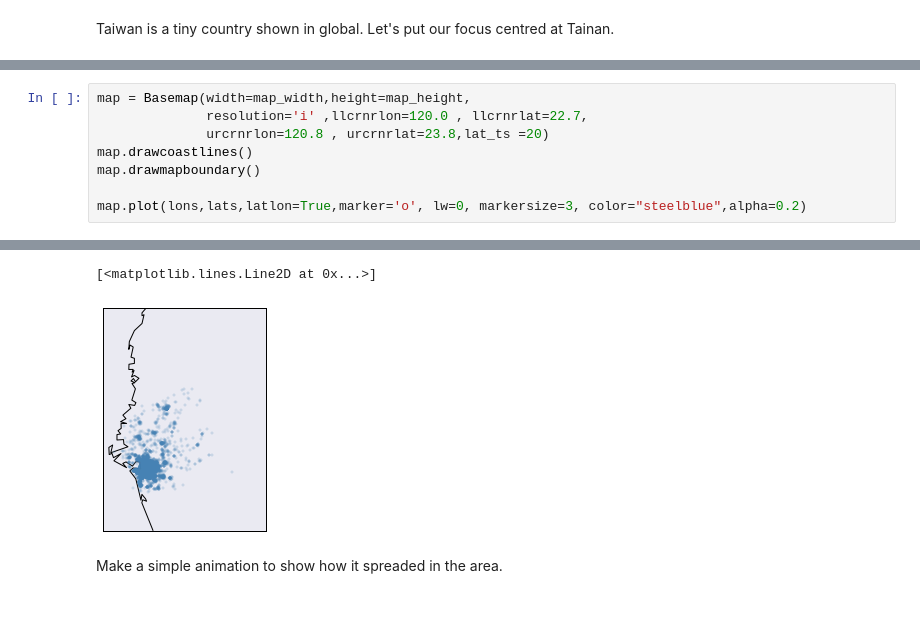
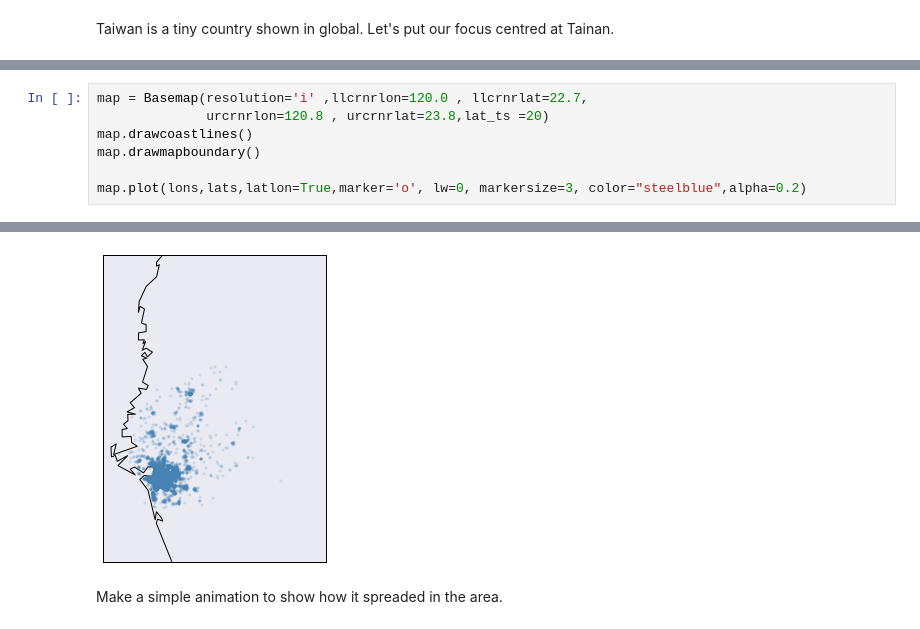
Before and after one commit to cchuang2009/math-2015-2, a Jupyter notebook: 1/maps-1018.ipynb, the cells around one changed output, grey strips where cells are left out. Cells and saved outputs as stored; diff of their text form.

```diff
--- a/1/maps-1018.ipynb
+++ b/1/maps-1018.ipynb
@@ -476,6 +322,5 @@ map.scatter(lons, lats, latlon=True,s=3, marker='o',  color="steelblue", alpha=0
 # %%
-map = Basemap(width=map_width,height=map_height,
-              resolution='i' ,llcrnrlon=120.0 , llcrnrlat=22.7,
+map = Basemap(resolution='i' ,llcrnrlon=120.0 , llcrnrlat=22.7,
               urcrnrlon=120.8 , urcrnrlat=23.8,lat_ts =20)
 map.drawcoastlines()
 map.drawmapboundary()
@@ -486,5 +331,4 @@ warning: width and height keywords ignored for Cylindrical Equidistant projectio
-[<matplotlib.lines.Line2D at 0x...>]
-[figure, old version]
+[figure, new version]
 # %% [markdown]
  Make a simple animation to show how it spreaded in the area.
 # %%
```
Also changed, not shown: parts of 71 cells of this notebook, 1 other file.
